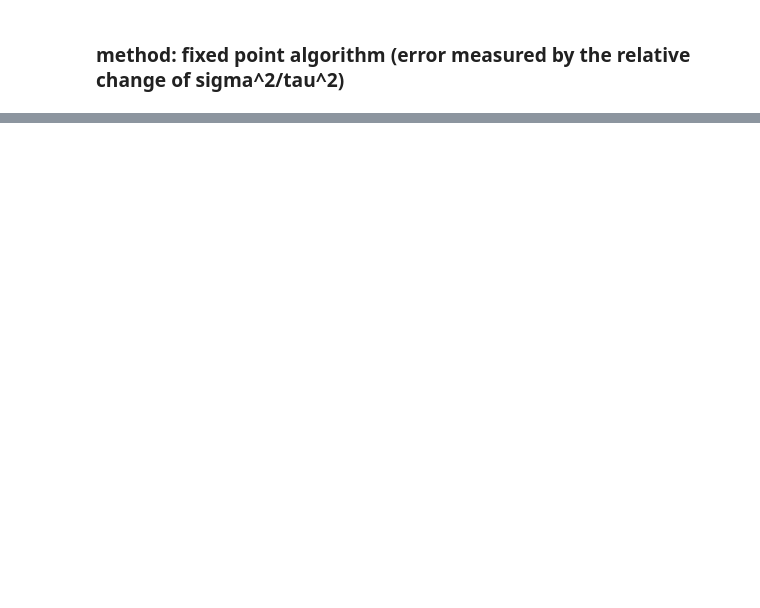
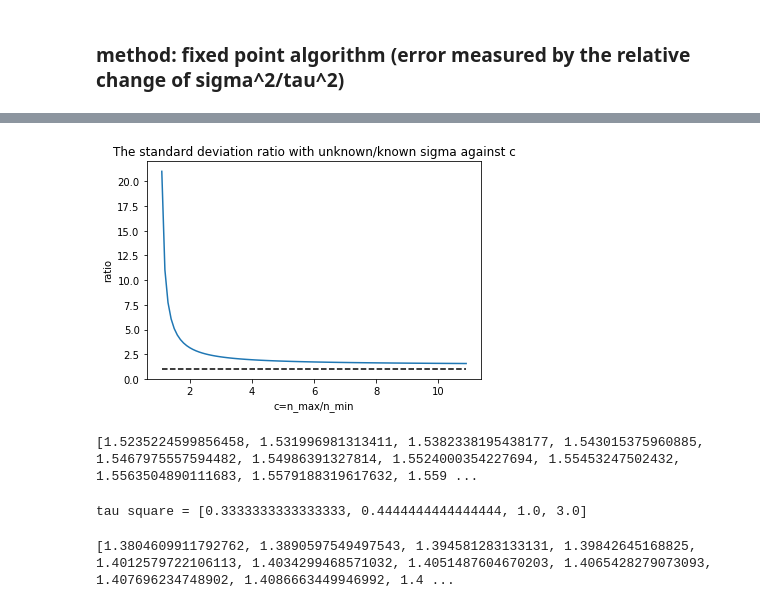
Before and after one commit to yifan0330/project-Meta-Analysis, a Jupyter notebook: Sangnawakij_reimplement.ipynb, the cells around one changed output, grey strips where cells are left out. Cells and saved outputs as stored; diff of their text form; code cells hidden in the pictures; blank space fills up the shorter version.

```diff
--- a/Sangnawakij_reimplement.ipynb
+++ b/Sangnawakij_reimplement.ipynb
@@ -775,0 +778,21 @@ plot_for_comparison('tau^2','mse','k', J_square=0.25,handler=ax)
+# %%
+def function(c,n_min,tau_star_square):
+    numerator = (c-1)**2/((tau_star_square*n_min+1)**2*(c*n_min*tau_star_square+1)**2)
+    denominator = (1/(tau_star_square*n_min+1)**2 + (c/(tau_star_square*c*n_min+1)**2))**2
+    result = 1 + numerator/denominator
+    return result
+# %%
+c_list = [1+0.1*j for j in range(100)]
+a_inverse = [function(c,n_min=50,tau_star_square=2.25) for c in c_list]
+a = [1/element for element in a_inverse]
+variance_ratio = [1/(1-element) for element in a[1:]]
+se_ratio = [np.sqrt(element) for element in variance_ratio]
+# %%
+plt.plot(c_list[1:],se_ratio)
+plt.hlines(y=1,xmin=min(c_list[1:]),xmax=max(c_list[1:]),linestyles='dashed')
+plt.xlabel('c=n_max/n_min')
+plt.ylabel('ratio')
+plt.title('The standard deviation ratio with unknown/known sigma against c')
+plt.show()
+# %% [output]
+[figure, added]
@@ -775,0 +805,4 @@ plot_for_comparison('tau^2','mse','k', J_square=0.25,handler=ax)
+# %%
+print(se_ratio)
+# %% [output]
+[1.5235224599856458, 1.531996981313411, 1.5382338195438177, 1.543015375960885, 1.5467975557594482, 1.54986391327814, 1.5524000354227694, 1.55453247502432, 1.5563504890111683, 1.5579188319617632, 1.559 ...
@@ -775,0 +816,9 @@ plot_for_comparison('tau^2','mse','k', J_square=0.25,handler=ax)
+# %%
+tau_square_star_list = list()
+for element in parameter_constellation:
+    sigma_square_i = element[1]
+    tau_square_i = element[2]
+    tau_square_star_list.append(tau_square_i/sigma_square_i)
+print('tau square =',tau_square_star_list)
+# %% [output]
+tau square = [0.3333333333333333, 0.4444444444444444, 1.0, 3.0]
@@ -775,0 +831,4 @@ plot_for_comparison('tau^2','mse','k', J_square=0.25,handler=ax)
+# %%
+print(se_ratio)
+# %% [output]
+[1.3804609911792762, 1.3890597549497543, 1.394581283133131, 1.39842645168825, 1.4012579722106113, 1.4034299468571032, 1.4051487604670203, 1.4065428279073093, 1.407696234748902, 1.4086663449946992, 1.4 ...
```
Also changed, not shown: parts of 16 cells of this notebook, 3 other files.
